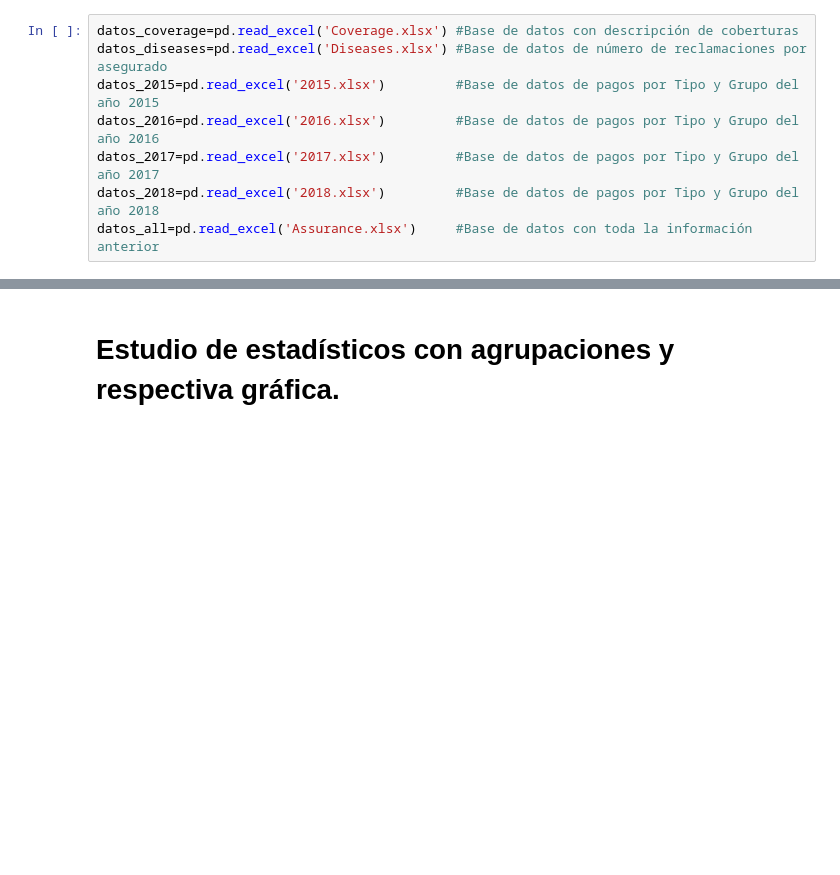
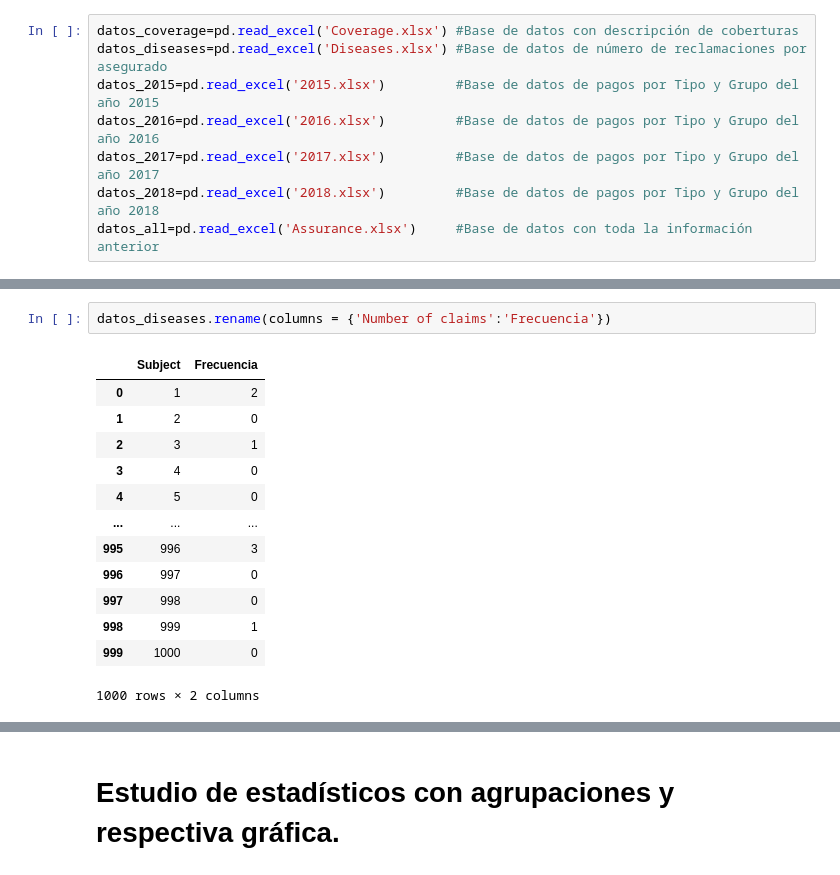
Before and after one commit to asielromero/Miner-a_de_Datos_2020_Grupo03, a Jupyter notebook: Avance 2.ipynb, the cells around one changed output, grey strips where cells are left out. Saved outputs shown, nothing was run; the diff lists cells and outputs as text; blank space fills up the shorter version.

```diff
--- a/Avance 2.ipynb
+++ b/Avance 2.ipynb
@@ -82,0 +117,16 @@ datos_all=pd.read_excel('Assurance.xlsx')     #Base de datos con toda la informa
+# %%
+datos_diseases.rename(columns = {'Number of claims':'Frecuencia'})
+# %% [output]
+|  | Subject | Frecuencia |
+| 0 | 1 | 2 |
+| 1 | 2 | 0 |
+| 2 | 3 | 1 |
+| 3 | 4 | 0 |
+| 4 | 5 | 0 |
+| ... | ... | ... |
+| 995 | 996 | 3 |
+| 996 | 997 | 0 |
+| 997 | 998 | 0 |
+| 998 | 999 | 1 |
+| 999 | 1000 | 0 |
+1000 rows × 2 columns
```
Also changed, not shown: parts of 4 cells of this notebook.
